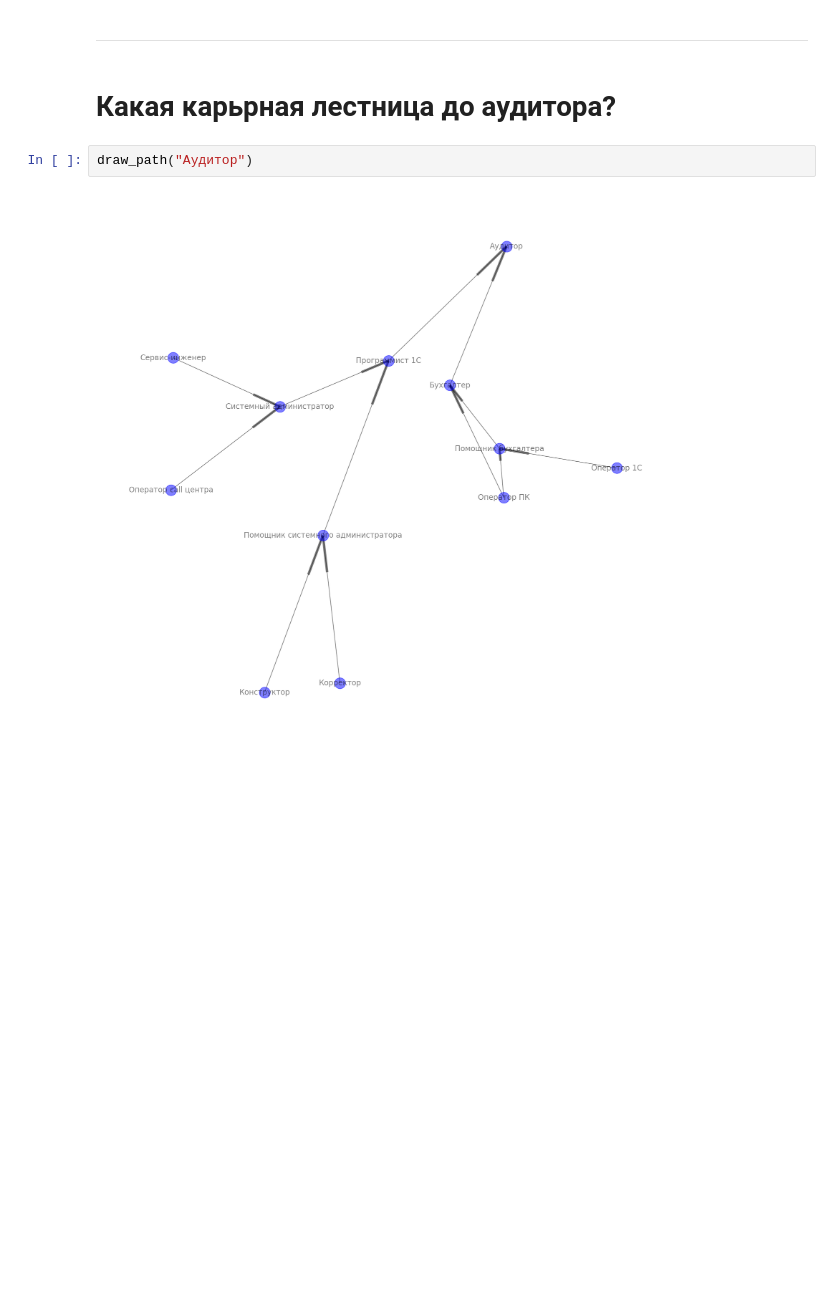
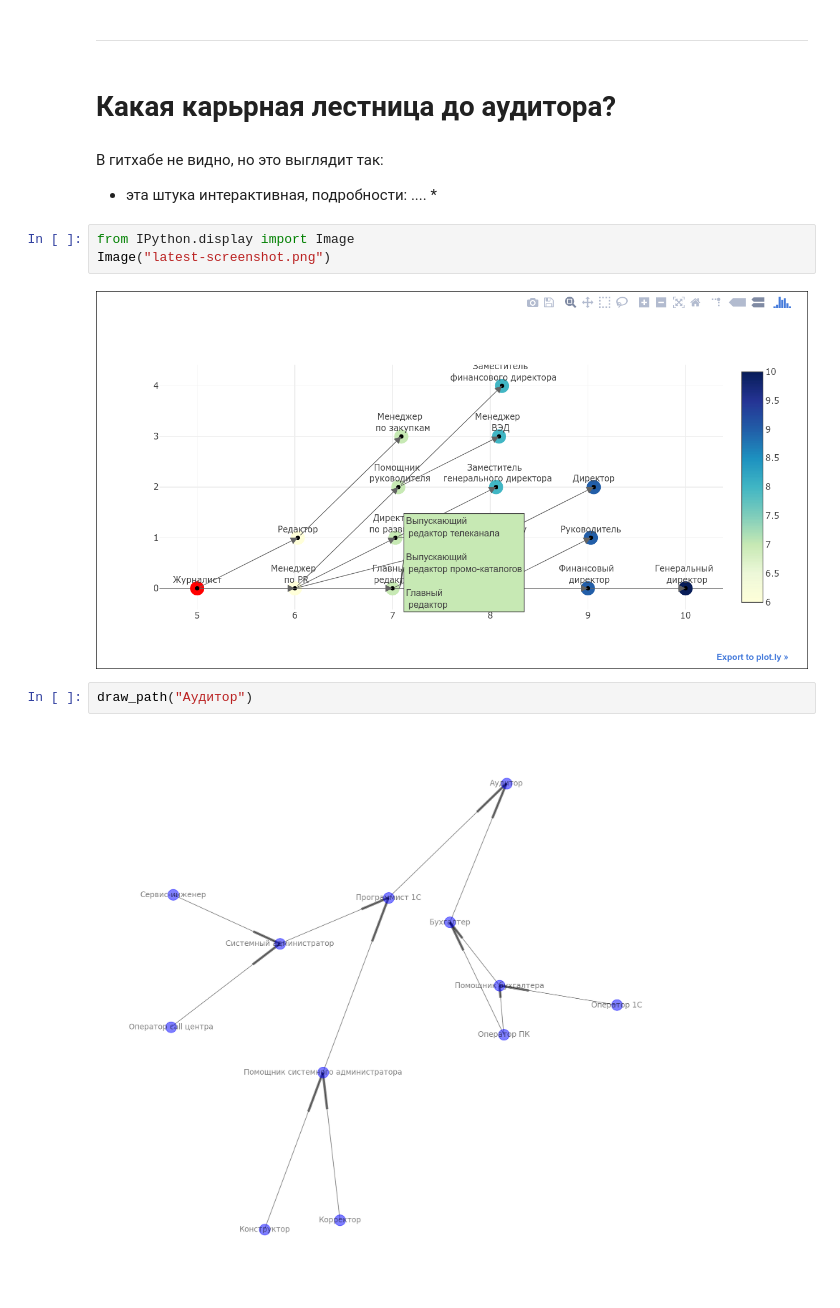
Before and after one commit to tvorogme/sj, a Jupyter notebook: main.ipynb, the cells around one changed output. Drawn from its saved outputs; the diff is of its cells as text; blank space fills up the shorter version.

```diff
--- a/main.ipynb
+++ b/main.ipynb
@@ -837,6 +854,15 @@ get_theme(our_skills)
 ----
 # %% [markdown]
 # Какая карьрная лестница до аудитора?
+# %% [markdown]
+В гитхабе не видно, но это выглядит так:
+
+* эта штука интерактивная, подробности: .... *
+# %%
+from IPython.display import Image
+Image("latest-screenshot.png")
+# %% [output]
+[figure, added]
 # %%
 draw_path("Аудитор")
 # %% [output]
```
Also changed, not shown: parts of 30 cells of this notebook, 2 other files.
